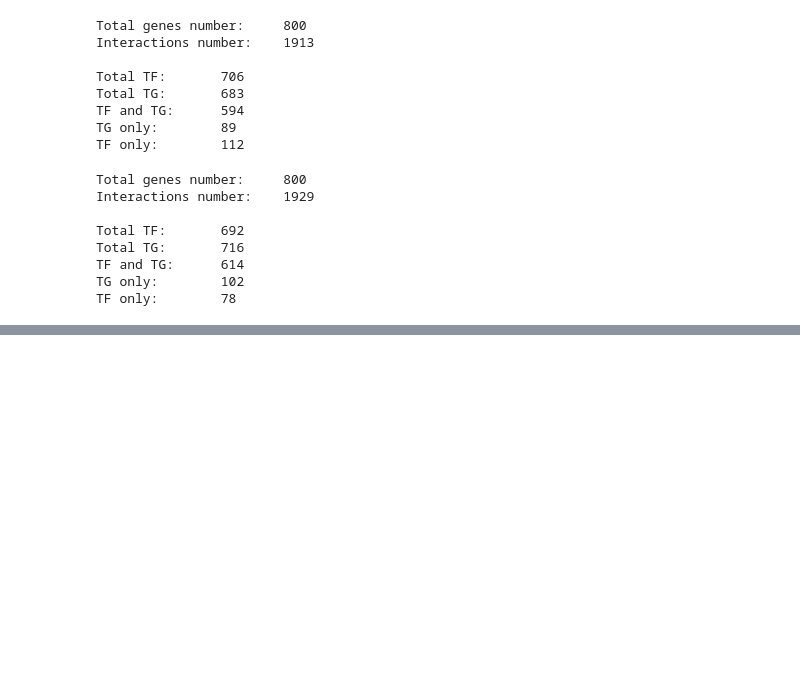
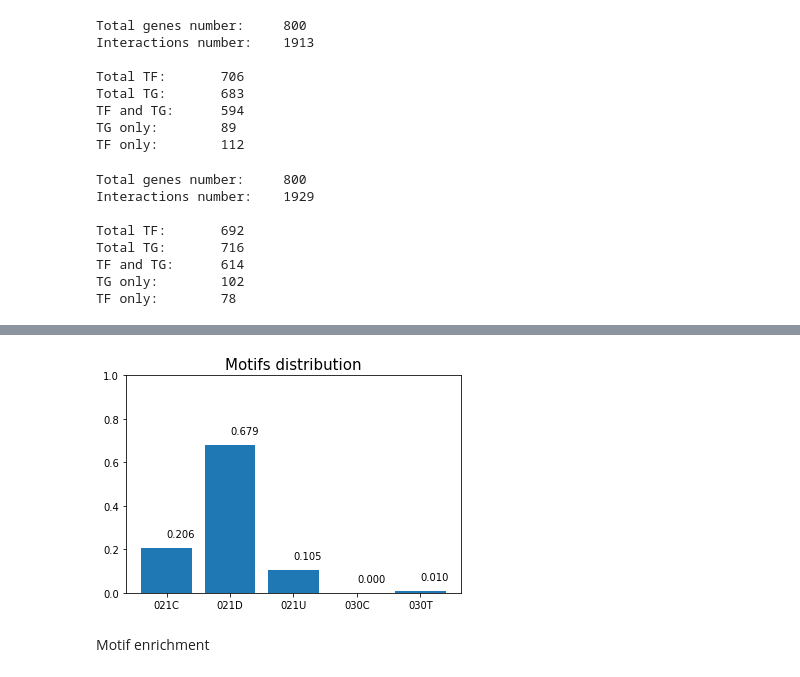
Before and after one commit to ovavulov/bionetworks, a Jupyter notebook: 1_network_construction.ipynb, the cells around one changed output, grey strips where cells are left out. Drawn from its saved outputs; the diff is of its cells as text; code cells hidden in the pictures; blank space fills up the shorter version.

```diff
--- a/1_network_construction.ipynb
+++ b/1_network_construction.ipynb
@@ -248,0 +265,8 @@ TF only:        78
+# %%
+edges = pd.read_csv("./networks/mouse/trrust_rawdata.mouse.tsv", sep="\t", header=None)[[0, 1]]
+edges.columns = ["Tf", "Tg"]
+nodes = sorted(np.unique(np.concatenate((edges.Tf.unique(), edges.Tg.unique()))))
+nodes = pd.DataFrame(data=range(len(nodes)), index=nodes, columns=["idx"])
+print(f"Total genes number:\t{len(nodes)}")
+print(f"Interactions number:\t{len(edges)}")
+edges.head()
@@ -248,0 +282,15 @@ TF only:        78
+# %%
+edges_ = edges.join(nodes, on="Tf").join(nodes, on="Tg", lsuffix="_tf", rsuffix="_tg")
+tf_nodes = edges_["idx_tf"].unique()
+print(f"Total TF:\t{len(tf_nodes)}")
+tg_nodes = edges_["idx_tg"].unique()
+print(f"Total TG:\t{len(tg_nodes)}")
+tf_x_tg_nodes = np.array(sorted(set(tf_nodes) & set(tg_nodes)))
+print(f"TF and TG:\t{len(tf_x_tg_nodes)}")
+tg_only_nodes = np.array(sorted(set(tg_nodes) - set(tf_nodes)))
+print(f"TG only:\t{len(tg_only_nodes)}")
+tf_only_nodes = np.array(sorted(set(tf_nodes) - set(tg_nodes)))
+print(f"TF only:\t{len(tf_only_nodes)}")
+
+meta = tf_nodes, tf_only_nodes, tg_nodes, tg_only_nodes, tf_x_tg_nodes
+joblib.dump(meta, os.path.join(MOUSE_NETWORK_PATH, "meta.pkl"));
@@ -248,0 +303,13 @@ TF only:        78
+# %%
+def build_Tnet(edges, n):
+    Tnet = np.zeros((n, n))
+    Tnet[edges[:, 0], edges[:, 1]] = 1
+    return Tnet
+
+np_edges = edges_[["idx_tg", "idx_tf"]].values
+interaction_matrix = build_Tnet(np_edges, len(nodes))
+
+if not os.path.exists(MOUSE_NETWORK_PATH):
+    os.mkdir(MOUSE_NETWORK_PATH)
+
+joblib.dump(interaction_matrix, os.path.join(MOUSE_NETWORK_PATH, "interaction_matrix.gz"));
@@ -248,0 +320,5 @@ TF only:        78
+# %%
+%%time
+motifs, counter = f.motif_search(cfg, interaction_matrix, batch_size=10000)
+motifs_orig = motifs["030T"]
+counter
@@ -248,0 +329,6 @@ TF only:        78
+# %%
+f.plot_motif_distr(counter)
+# %% [output]
+[figure, added]
+# %% [markdown]
+Motif enrichment
```
Also changed, not shown: parts of 21 cells of this notebook, 41 other files.
